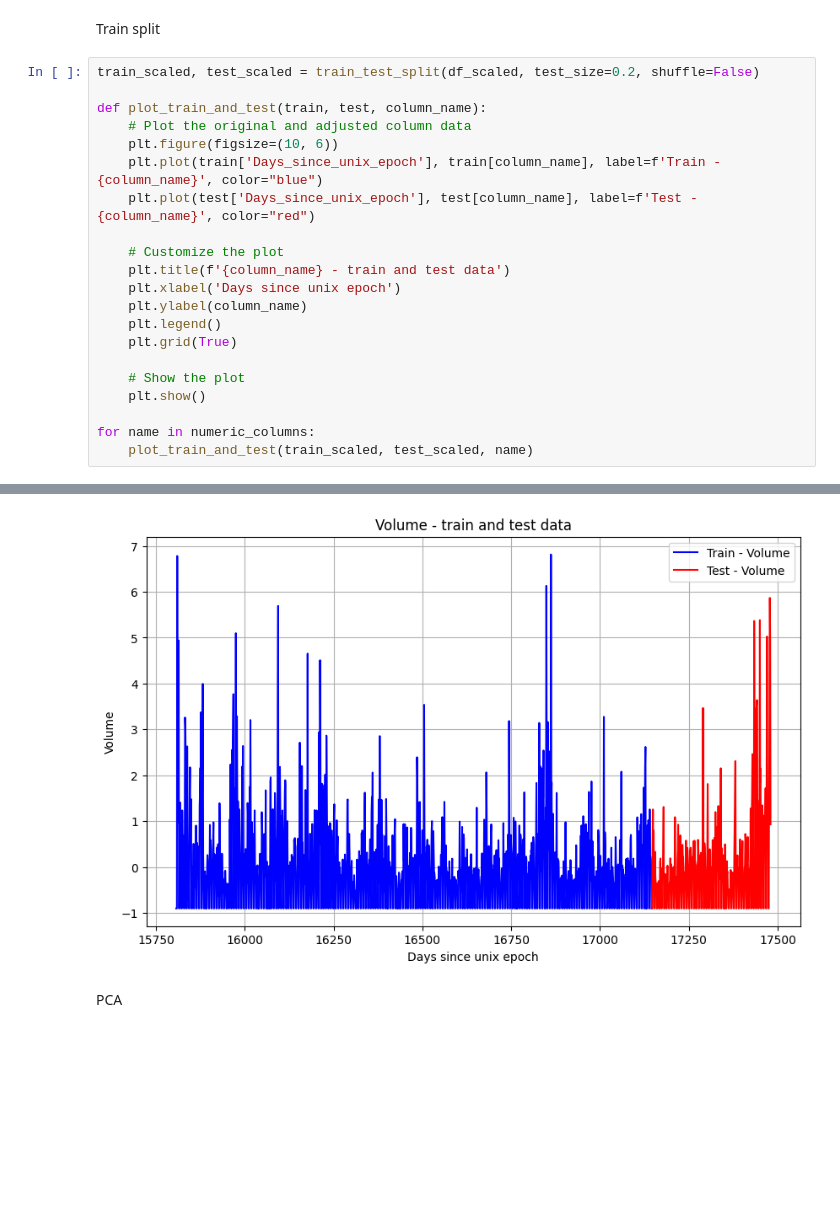
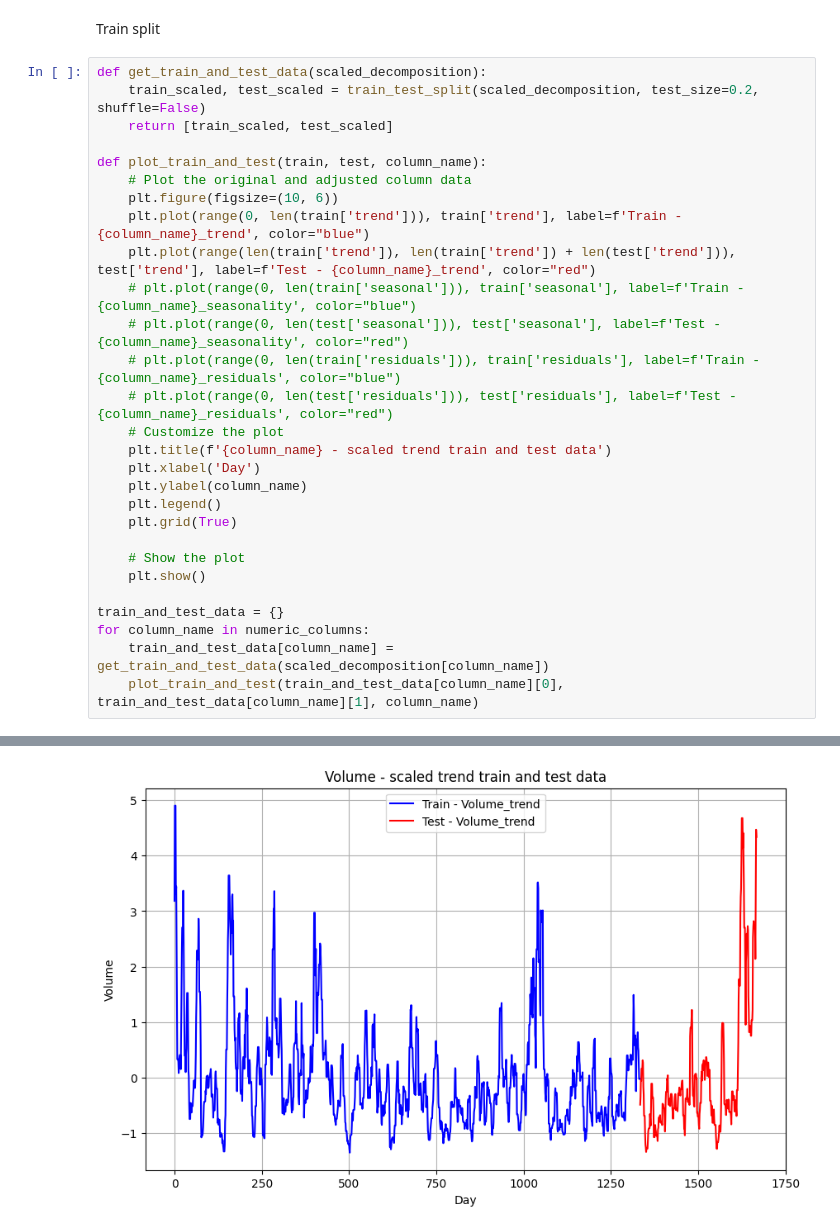
Before and after one commit to MollersThrane/IT3212-assignments, a Jupyter notebook: Assignment 1/main.ipynb, the cells around one changed output, grey strips where cells are left out. Cells and saved outputs as stored; diff of their text form; blank space fills up the shorter version.

```diff
--- a/Assignment 1/main.ipynb
+++ b/Assignment 1/main.ipynb
@@ -225,17 +251,22 @@ print(df_scaled)
 # %% [markdown]
 Train split
 # %%
-train_scaled, test_scaled = train_test_split(df_scaled, test_size=0.2, shuffle=False)
+def get_train_and_test_data(scaled_decomposition):
+    train_scaled, test_scaled = train_test_split(scaled_decomposition, test_size=0.2, shuffle=False)
+    return [train_scaled, test_scaled]
 
 def plot_train_and_test(train, test, column_name):
     # Plot the original and adjusted column data
     plt.figure(figsize=(10, 6))
-    plt.plot(train['Days_since_unix_epoch'], train[column_name], label=f'Train - {column_name}', color="blue")
-    plt.plot(test['Days_since_unix_epoch'], test[column_name], label=f'Test - {column_name}', color="red")
-
+    plt.plot(range(0, len(train['trend'])), train['trend'], label=f'Train - {column_name}_trend', color="blue")
+    plt.plot(range(len(train['trend']), len(train['trend']) + len(test['trend'])), test['trend'], label=f'Test - {column_name}_trend', color="red")
+    # plt.plot(range(0, len(train['seasonal'])), train['seasonal'], label=f'Train - {column_name}_seasonality', color="blue")
+    # plt.plot(range(0, len(test['seasonal'])), test['seasonal'], label=f'Test - {column_name}_seasonality', color="red")
+    # plt.plot(range(0, len(train['residuals'])), train['residuals'], label=f'Train - {column_name}_residuals', color="blue")
+    # plt.plot(range(0, len(test['residuals'])), test['residuals'], label=f'Test - {column_name}_residuals', color="red")
     # Customize the plot
-    plt.title(f'{column_name} - train and test data')
-    plt.xlabel('Days since unix epoch')
+    plt.title(f'{column_name} - scaled trend train and test data')
+    plt.xlabel('Day')
     plt.ylabel(column_name)
     plt.legend()
     plt.grid(True)
@@ -243,6 +274,8 @@ def plot_train_and_test(train, test, column_name):
     # Show the plot
     plt.show()
 
-for name in numeric_columns:
-    plot_train_and_test(train_scaled, test_scaled, name)
+train_and_test_data = {}
+for column_name in numeric_columns:
+    train_and_test_data[column_name] = get_train_and_test_data(scaled_decomposition[column_name])
+    plot_train_and_test(train_and_test_data[column_name][0], train_and_test_data[column_name][1], column_name)
 # %% [output]
@@ -253,3 +286 @@ for name in numeric_columns:
-[figure, old version]
+[figure, new version]
-# %% [markdown]
-PCA
```
Also changed, not shown: parts of 8 cells of this notebook.
